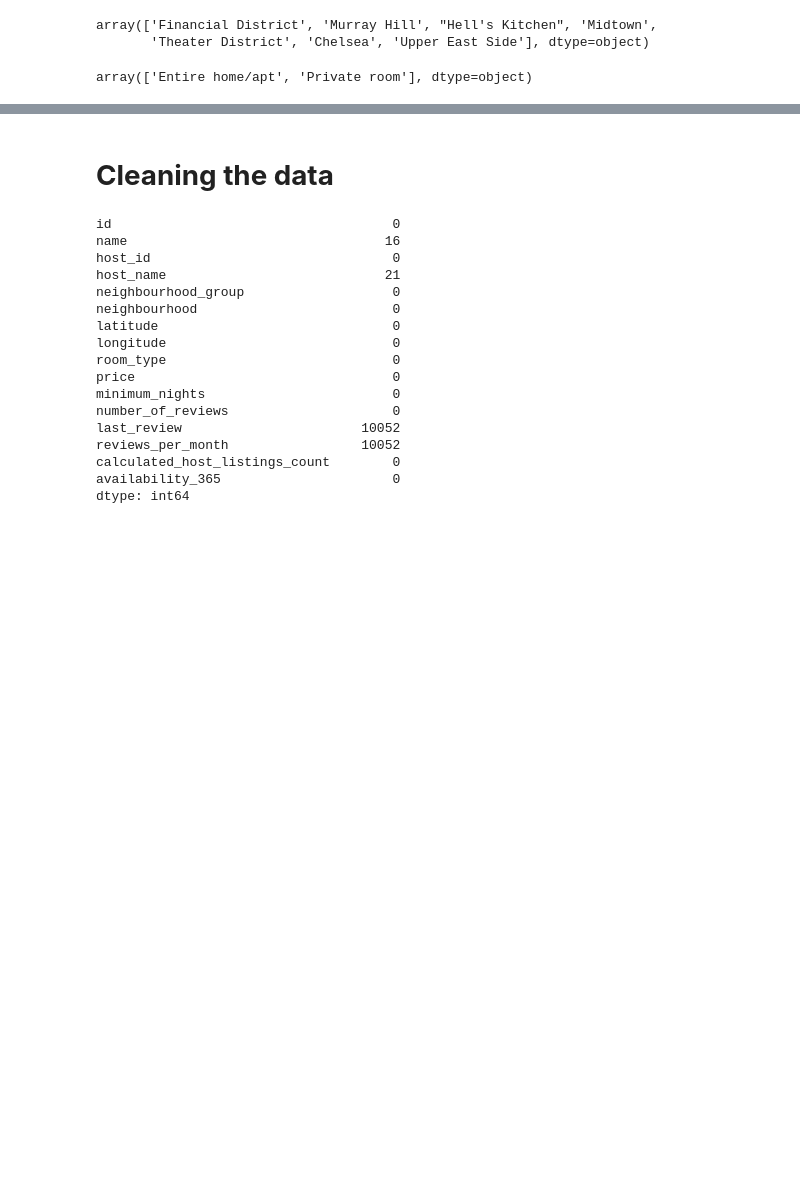
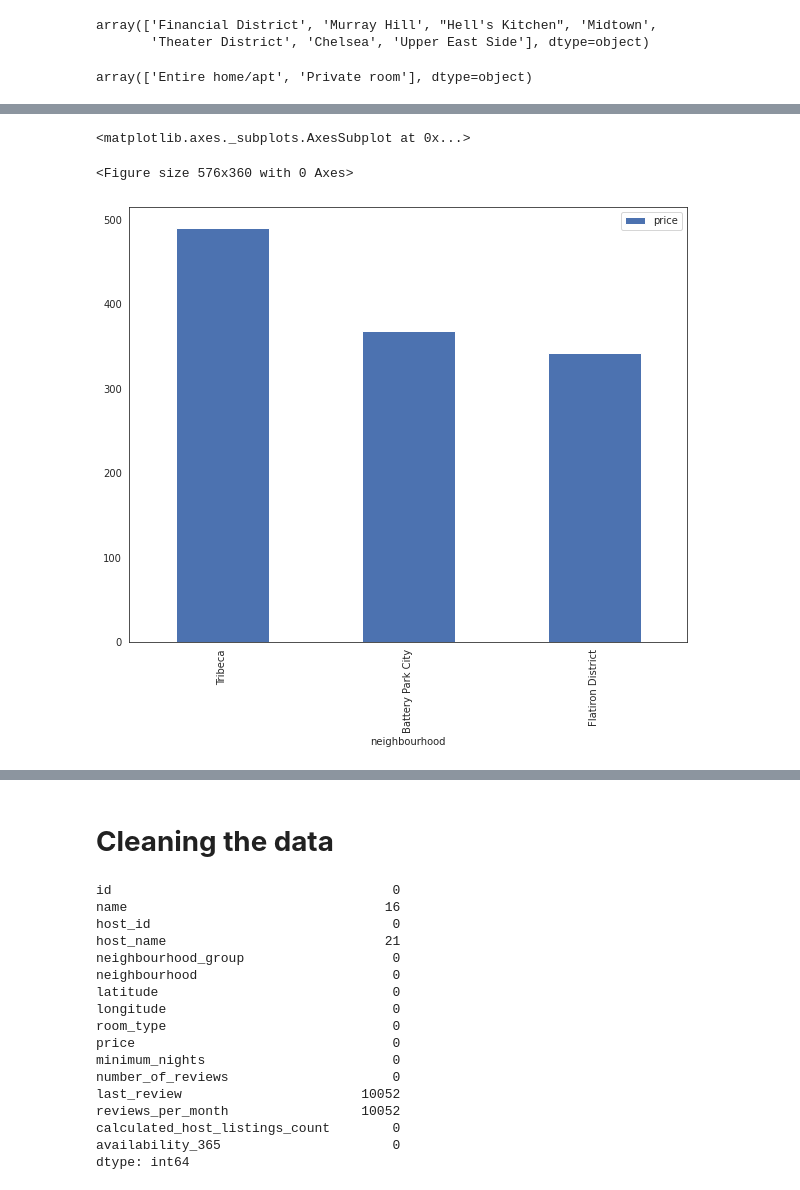
Before and after one commit to Creatrohit9/AIRBNB-PROJECT-1-CAPSTON, a Jupyter notebook: MD1WK4ROHIT_Airbnb_Bookings_Analysis_Capstone_Project.ipynb, the cells around one changed output, grey strips where cells are left out. Drawn from its saved outputs; the diff is of its cells as text; code cells hidden in the pictures; blank space fills up the shorter version.

Commit message:
Commit for visual for top three

```diff
--- a/MD1WK4ROHIT_Airbnb_Bookings_Analysis_Capstone_Project.ipynb
+++ b/MD1WK4ROHIT_Airbnb_Bookings_Analysis_Capstone_Project.ipynb
@@ -348,0 +358,7 @@ top_three_Staten_Island=most_expensiv_neighbourhood_Staten_Island[0:3].reset_ind
+# %%
+plt.figure(figsize=(8,5))
+top_three_manhattan.plot(x='neighbourhood',y='price',kind='bar')
+# %% [output]
+<matplotlib.axes._subplots.AxesSubplot at 0x...>
+<Figure size 576x360 with 0 Axes>
+[figure, added]
```
Also changed, not shown: parts of 6 cells of this notebook.
